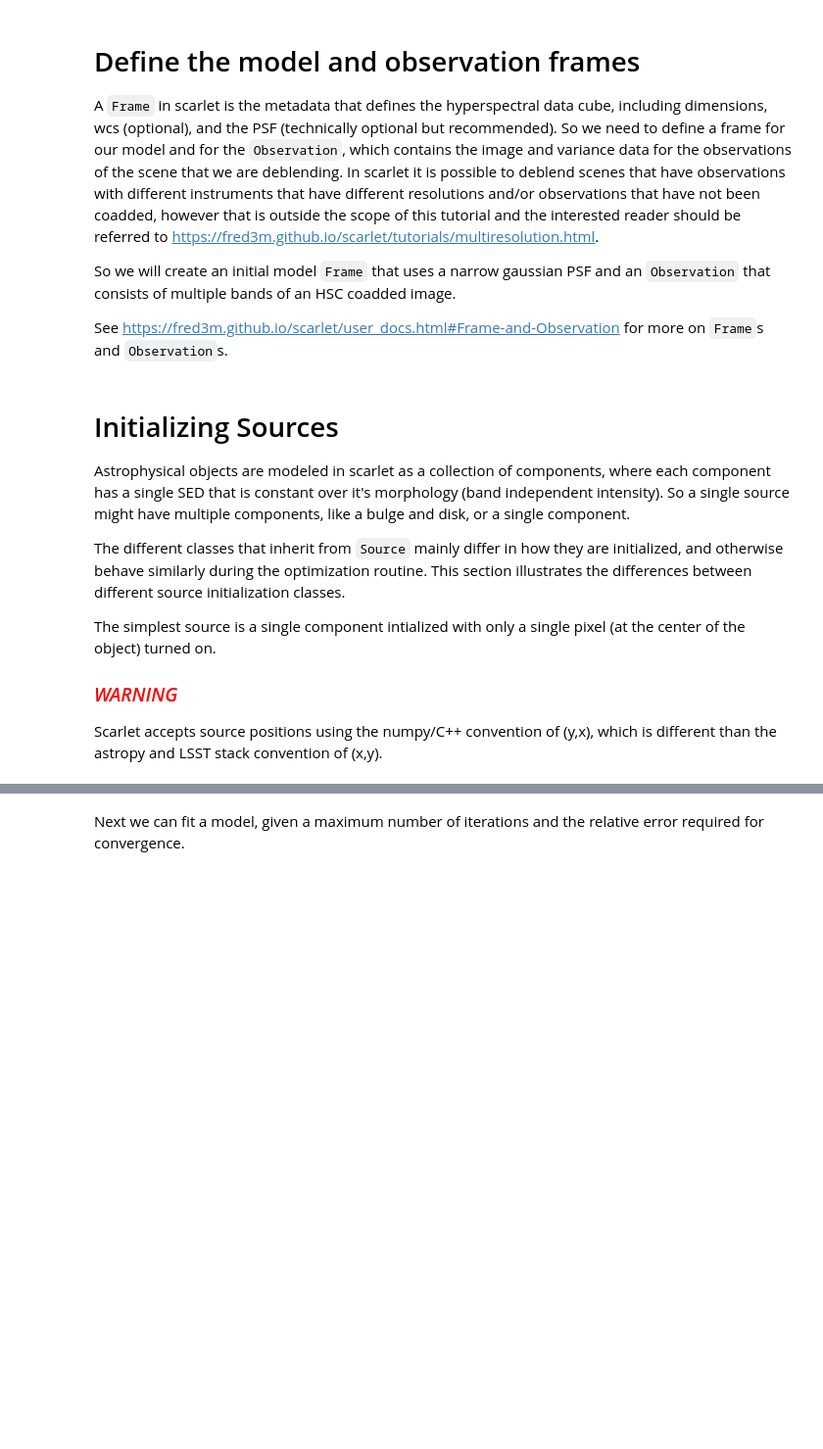
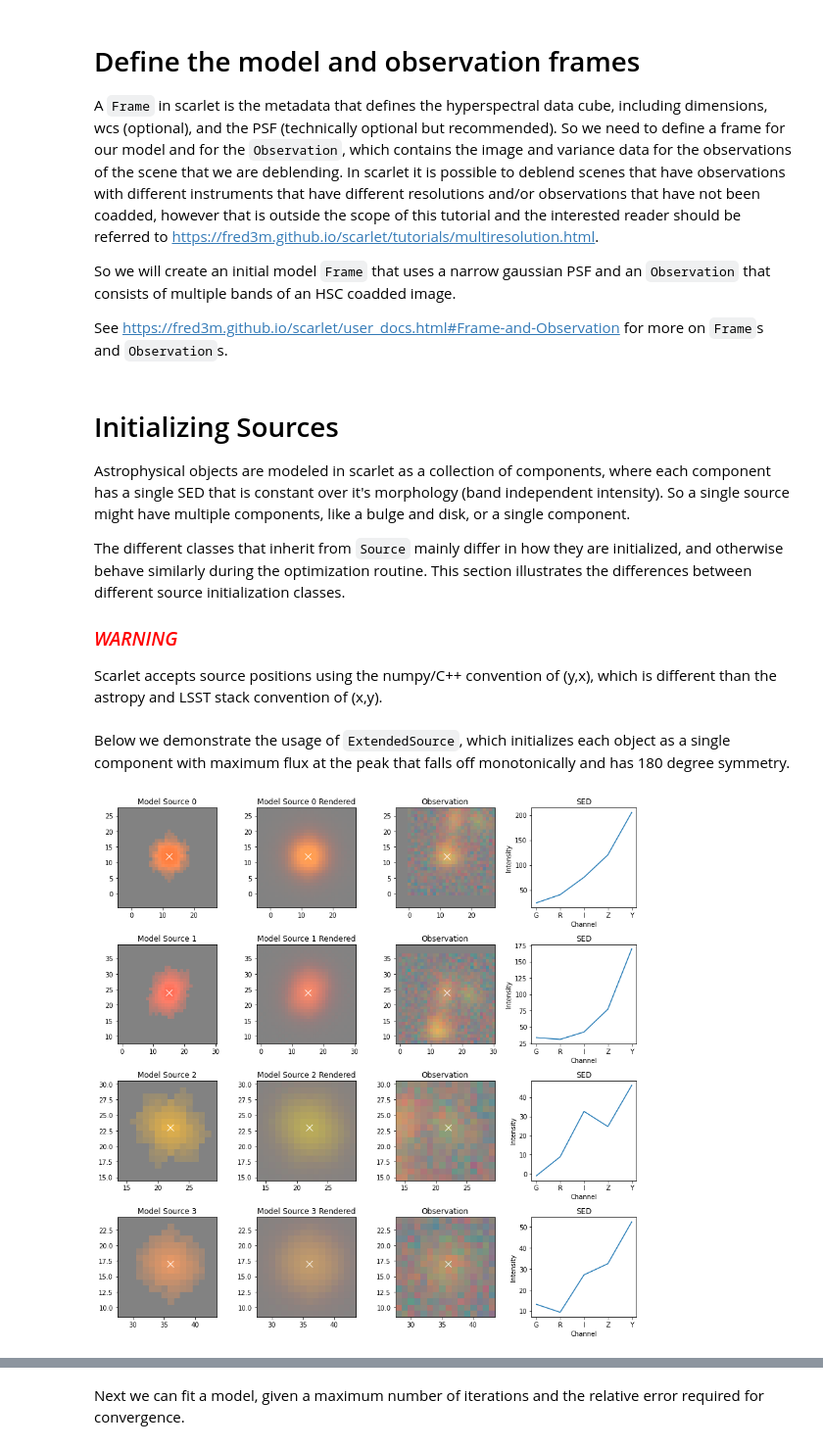
Before and after one commit to LSSTScienceCollaborations/StackClub, a Jupyter notebook: Deblending/scarlet_tutorial.ipynb, the cells around one changed output, grey strips where cells are left out. Shown at 98% size. Saved outputs shown, nothing was run; the diff lists cells and outputs as text; code cells hidden in the pictures; blank space fills up the shorter version.

Commit message:
updated scarlet tutorial

```diff
--- a/Deblending/scarlet_tutorial.ipynb
+++ b/Deblending/scarlet_tutorial.ipynb
@@ -238,16 +138,19 @@ See https://fred3m.github.io/scarlet/user_docs.html#Frame-and-Observation for mo
 # %%
 # Create a PSF image of a narrow gaussian to use as our image PSF
-model_psf = scarlet.generate_psf_image(scarlet.gaussian, shape=(41, 41), amplitude=1, sigma=.9)
+amplitude=1.
+model_psf = scarlet.PSF(partial(scarlet.psf.gaussian, sigma=0.9), shape=(None,41, 41)).image * amplitude
 model_psf /= model_psf.sum()
 # Make sure that the observation PSF is normalized (otherwise the scaling in PSF matching might be off)
 psfs = psfs / psfs.sum(axis=(1, 2))[:, None, None]
+
 # Create the initial frame (metadata for the model).
 # Note that we initialized a PSF with shape (Ny, Nx) but a frame
 # expects a PSf with shape (bands, Ny, Nx), so we have to
 # broadcast the model_psf into an extra dimension
-frame = scarlet.Frame(images.shape, psfs=model_psf[None])
+frame = scarlet.Frame(images.shape, psfs=model_psf, channels=filters)
+
 # Create our observation
-observation = scarlet.Observation(images, psfs=psfs).match(frame)
+observation = scarlet.Observation(images, psfs=psfs, channels=filters, weights=weights).match(frame)
 # %% [markdown]
 # Initializing Sources
 
@@ -255,15 +158,22 @@ Astrophysical objects are modeled in scarlet as a collection of components, wher
 
 The different classes that inherit from `Source` mainly differ in how they are initialized, and otherwise behave similarly during the optimization routine. This section illustrates the differences between different source initialization classes.
 
-The simplest source is a single component intialized with only a single pixel (at the center of the object) turned on.
-
 ### <span style="color:red"> *WARNING* </span>
 Scarlet accepts source positions using the numpy/C++ convention of (y,x), which is different than the astropy and LSST stack convention of (x,y).
+# %% [markdown]
+Below we demonstrate the usage of `ExtendedSource`, which initializes each object as a single component with maximum flux at the peak that falls off monotonically and has 180 degree symmetry.
 # %%
-sources = [scarlet.PointSource(frame, (peak[1], peak[0]), observation) for peak in peaks]
+sources = [scarlet.ExtendedSource(frame, (peak[1], peak[0]), observation) for peak in peaks]
 
 # Display the initial guess for each source
-display_sources(sources, observation, norm=norm)
+scarlet.display.show_sources(sources,
+                             norm=norm,
+                             observation=observation,
+                             show_rendered=True,
+                             show_observed=True)
+plt.show()
+# %% [output]
+[figure, added]
 # %% [markdown]
 ## Exercise:
 
```
Also changed, not shown: parts of 16 cells of this notebook.
